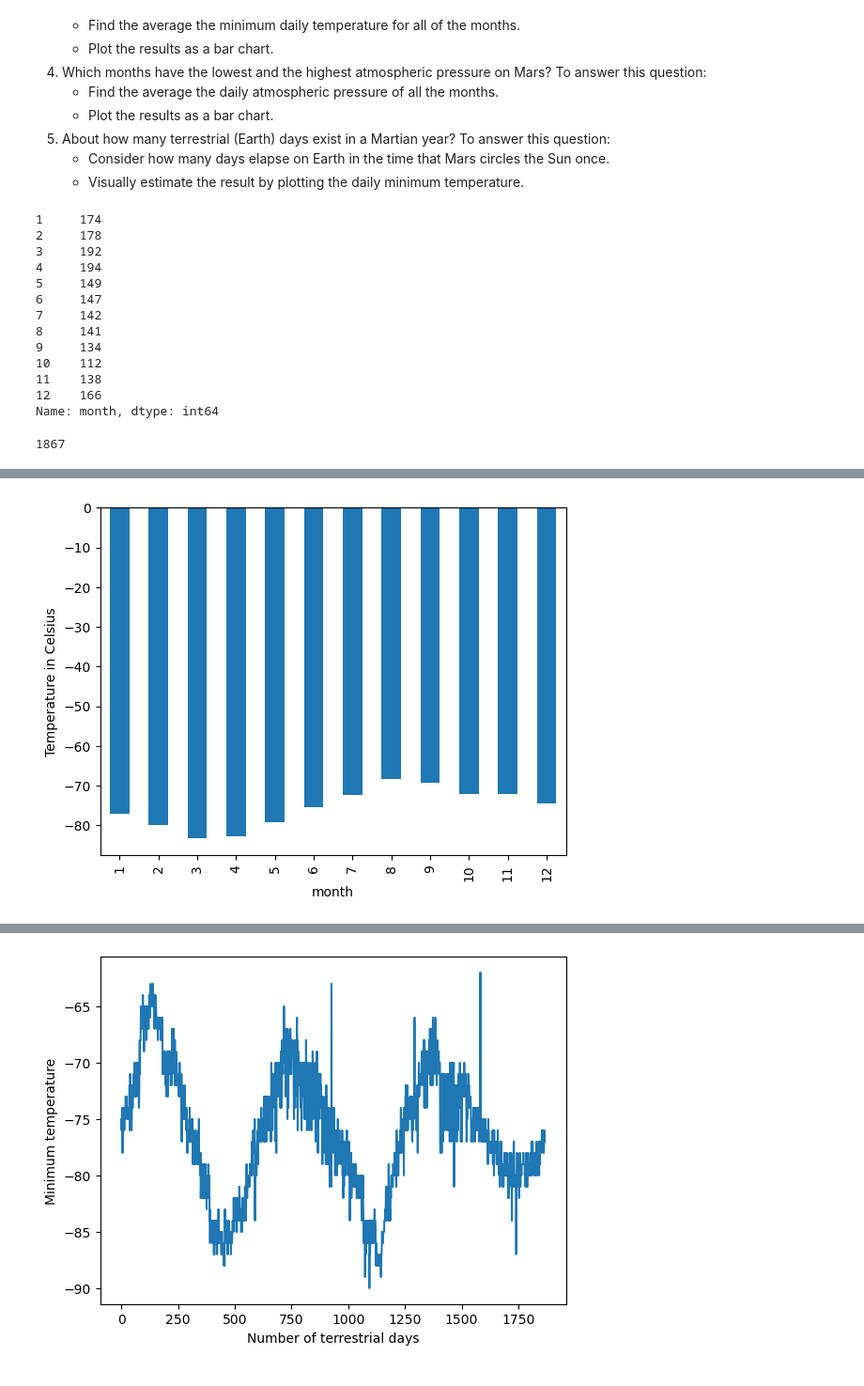
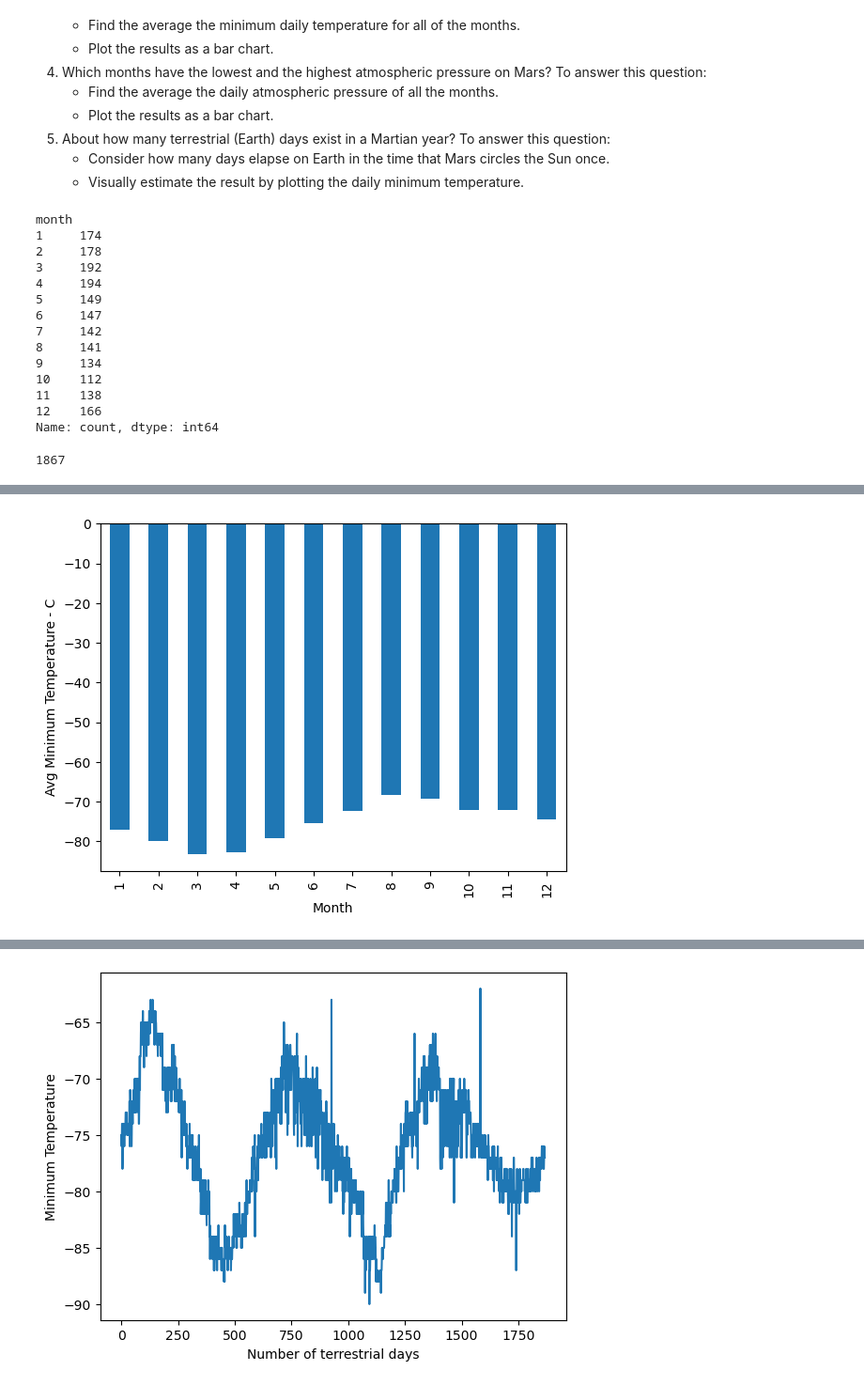
Before and after one commit to NicholasJWiid/web_scrape_challenge, a Jupyter notebook: part_2_mars_weather.ipynb, the cells around one changed output, grey strips where cells are left out. Shown at 94% size. Drawn from its saved outputs; the diff is of its cells as text; code cells hidden in the pictures.

```diff
--- a/part_2_mars_weather.ipynb
+++ b/part_2_mars_weather.ipynb
@@ -131,7 +122,9 @@ Analyze your dataset by using Pandas functions to answer the following questions
     * Visually estimate the result by plotting the daily minimum temperature.
 # %%
 # 1. How many months are there on Mars?
+mars_df['month'].value_counts().sort_index()
 # %% [output]
+month
 1     174
 2     178
 3     192
@@ -144,6 +137,6 @@ Analyze your dataset by using Pandas functions to answer the following questions
 10    112
 11    138
 12    166
-Name: month, dtype: int64
+Name: count, dtype: int64
 # %%
 # 2. How many Martian days' worth of data are there?
@@ -151,6 +145,8 @@ Name: month, dtype: int64
 1867
 # %%
 # 3. What is the average low temperature by month?
+ave_temp_by_month = mars_df['min_temp'].groupby(mars_df["month"]).mean()
+ave_temp_by_month
 # %% [output]
 month
 1    -77.160920
@@ -168,7 +164,11 @@ month
 Name: min_temp, dtype: float64
 # %%
 # Plot the average temperature by month
+ave_temp_by_month.plot.bar()
+plt.xlabel("Month")
+plt.ylabel("Avg Minimum Temperature - C")
+plt.show()
 # %% [output]
-[figure, old version]
+[figure, new version]
 # %%
 # Identify the coldest and hottest months in Curiosity's location
```
Also changed, not shown: parts of 8 cells of this notebook, 2 other files.
